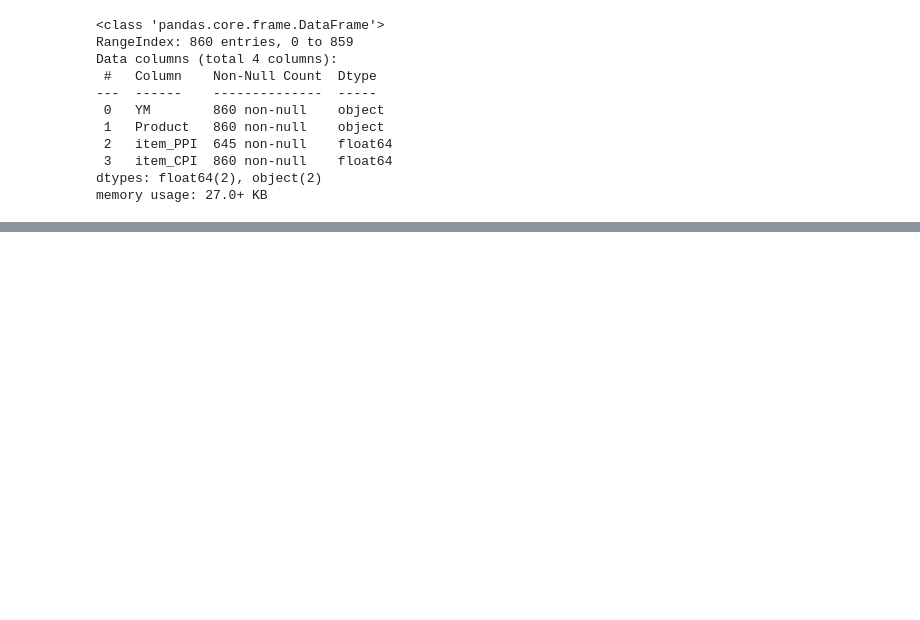
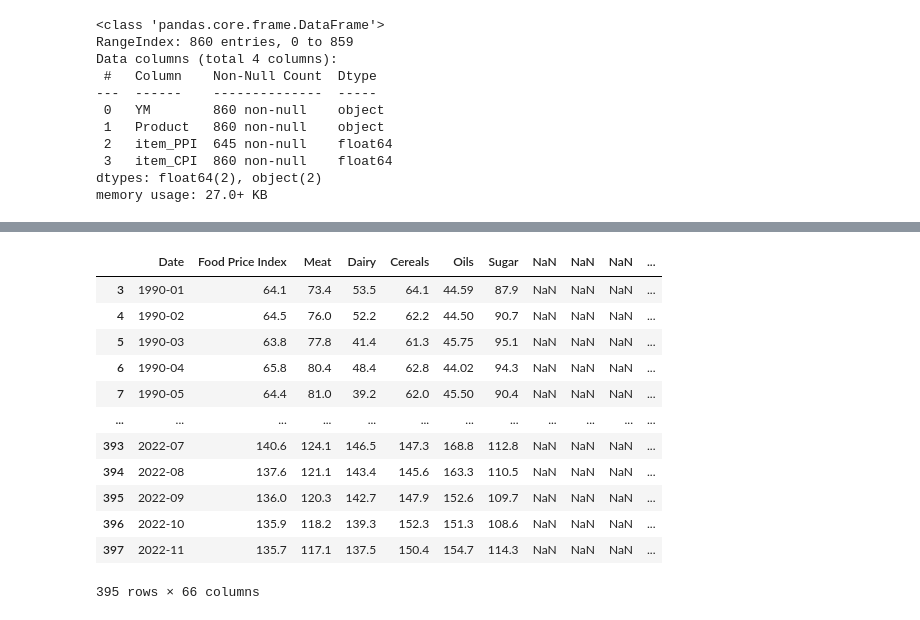
Before and after one commit to mols3131d/Agricultural-Products-Price-Prediction-, a Jupyter notebook: Data Collection/AgriMarket (1).ipynb, the cells around one changed output, grey strips where cells are left out. Saved outputs shown, nothing was run; the diff lists cells and outputs as text; code cells hidden in the pictures; blank space fills up the shorter version.

```diff
--- a/Data Collection/AgriMarket (1).ipynb
+++ b/Data Collection/AgriMarket (1).ipynb
@@ -514,0 +566,4 @@ df_1
+# %%
+df_4 = pd.read_csv("../Data/Food_price_indices_data_dec275.csv")
+display(df_4)
+df_4.shape
@@ -514,0 +585,18 @@ df_1
+# %%
+# df_4 =df_4.rename(columns=df_4.iloc[1])
+# df_4 = df_4.iloc[1:398]
+df_4
+# %% [output]
+|  | Date | Food Price Index | Meat | Dairy | Cereals | Oils | Sugar | NaN | NaN | NaN | ... |
+| 3 | 1990-01 | 64.1 | 73.4 | 53.5 | 64.1 | 44.59 | 87.9 | NaN | NaN | NaN | ... |
+| 4 | 1990-02 | 64.5 | 76.0 | 52.2 | 62.2 | 44.50 | 90.7 | NaN | NaN | NaN | ... |
+| 5 | 1990-03 | 63.8 | 77.8 | 41.4 | 61.3 | 45.75 | 95.1 | NaN | NaN | NaN | ... |
+| 6 | 1990-04 | 65.8 | 80.4 | 48.4 | 62.8 | 44.02 | 94.3 | NaN | NaN | NaN | ... |
+| 7 | 1990-05 | 64.4 | 81.0 | 39.2 | 62.0 | 45.50 | 90.4 | NaN | NaN | NaN | ... |
+| ... | ... | ... | ... | ... | ... | ... | ... | ... | ... | ... | ... |
+| 393 | 2022-07 | 140.6 | 124.1 | 146.5 | 147.3 | 168.8 | 112.8 | NaN | NaN | NaN | ... |
+| 394 | 2022-08 | 137.6 | 121.1 | 143.4 | 145.6 | 163.3 | 110.5 | NaN | NaN | NaN | ... |
+| 395 | 2022-09 | 136.0 | 120.3 | 142.7 | 147.9 | 152.6 | 109.7 | NaN | NaN | NaN | ... |
+| 396 | 2022-10 | 135.9 | 118.2 | 139.3 | 152.3 | 151.3 | 108.6 | NaN | NaN | NaN | ... |
+| 397 | 2022-11 | 135.7 | 117.1 | 137.5 | 150.4 | 154.7 | 114.3 | NaN | NaN | NaN | ... |
+395 rows × 66 columns
```
Also changed, not shown: parts of 18 cells of this notebook, 1 other file.
